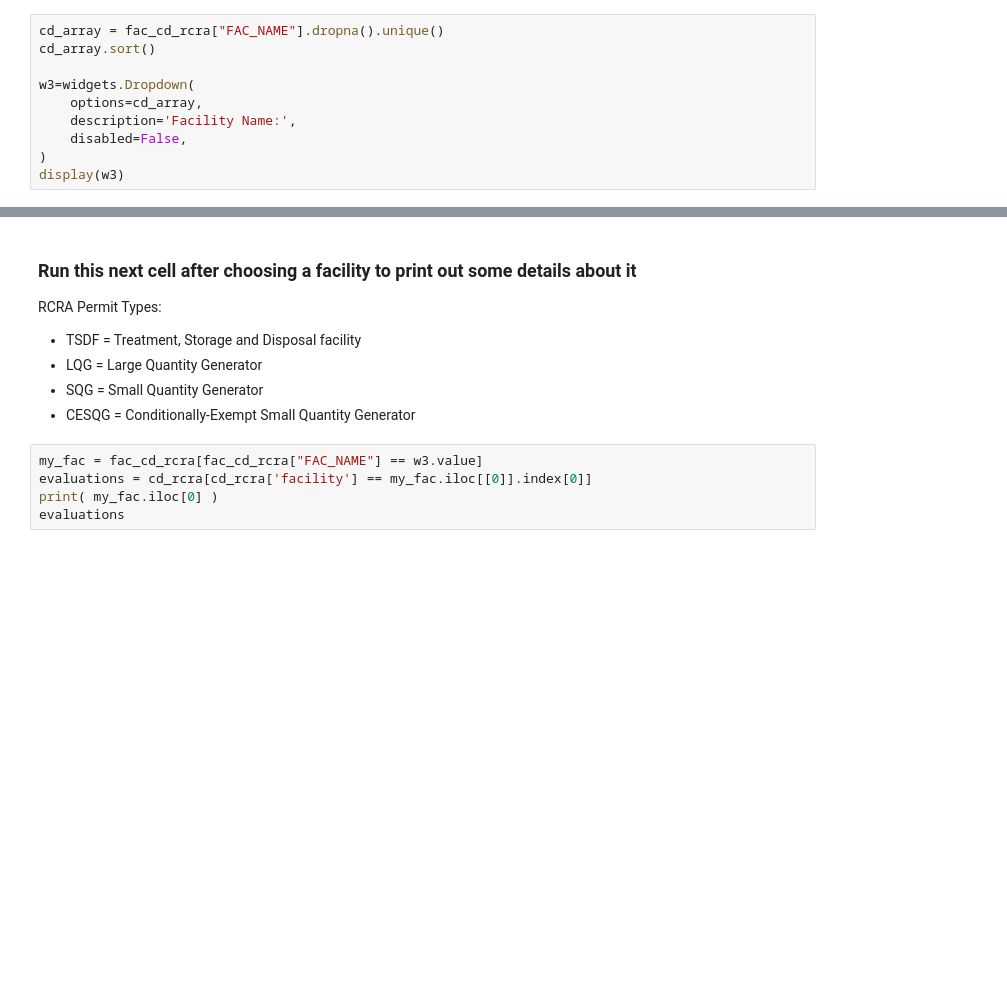
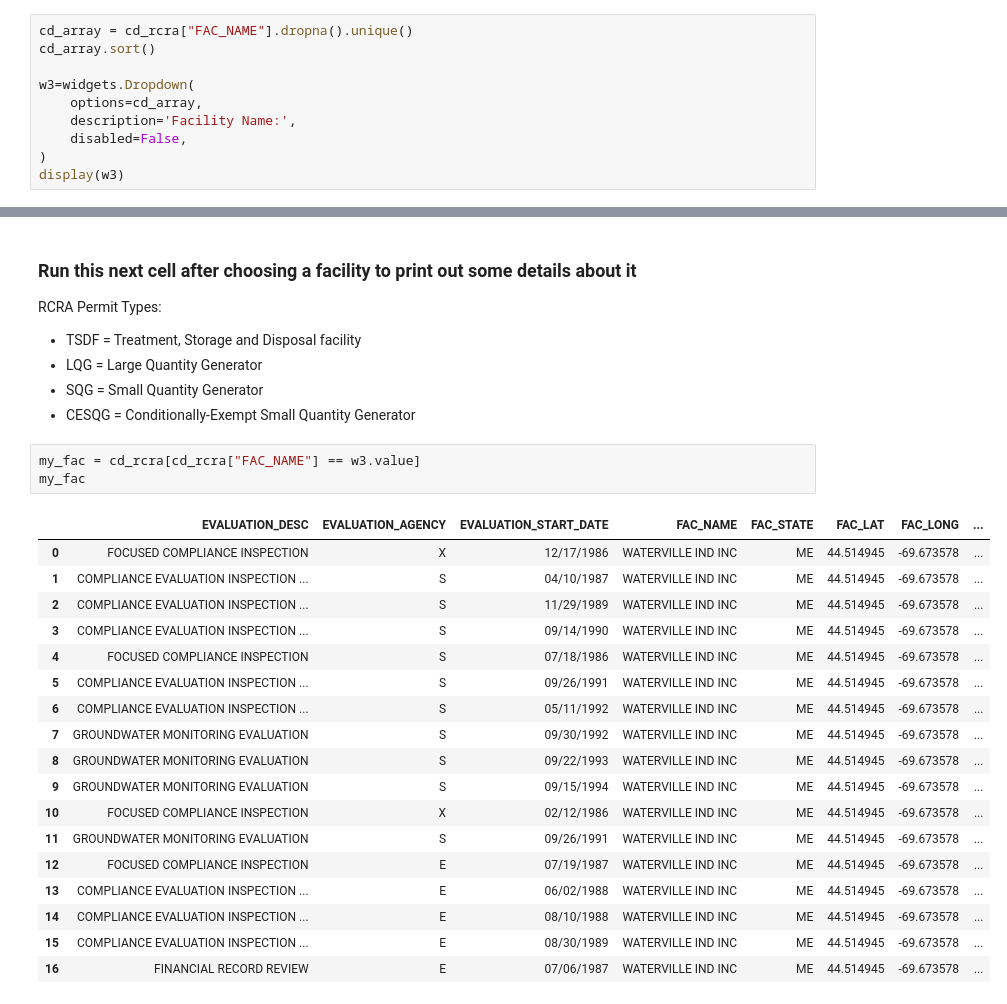
Before and after one commit to edgi-govdata-archiving/ECHO-Hazardous-Waste, a Jupyter notebook: rcra-inspections.ipynb, the cells around one changed output, grey strips where cells are left out. Drawn from its saved outputs; the diff is of its cells as text; blank space fills up the shorter version.

```diff
--- a/rcra-inspections.ipynb
+++ b/rcra-inspections.ipynb
@@ -236,7 +322,7 @@ map_of_facilities_in_cd
 ## Inspections by facility
 ### Run the below cell, then choose a facility from the dropdown that appears to delve deeper into inspections at that facility.
 # %%
-cd_array = fac_cd_rcra["FAC_NAME"].dropna().unique()
+cd_array = cd_rcra["FAC_NAME"].dropna().unique()
 cd_array.sort()
 
 w3=widgets.Dropdown(
@@ -255,9 +343,26 @@ RCRA Permit Types:
     <li>SQG = Small Quantity Generator</li>
     <li>CESQG = Conditionally-Exempt Small Quantity Generator</li>
 </ul>
-# %%
-my_fac = fac_cd_rcra[fac_cd_rcra["FAC_NAME"] == w3.value]
-evaluations = cd_rcra[cd_rcra['facility'] == my_fac.iloc[[0]].index[0]]
-print( my_fac.iloc[0] )
-evaluations
+# %%
+my_fac = cd_rcra[cd_rcra["FAC_NAME"] == w3.value]
+my_fac
+# %% [output]
+|  | EVALUATION_DESC | EVALUATION_AGENCY | EVALUATION_START_DATE | FAC_NAME | FAC_STATE | FAC_LAT | FAC_LONG | ... |
+| 0 | FOCUSED COMPLIANCE INSPECTION | X | 12/17/1986 | WATERVILLE IND INC | ME | 44.514945 | -69.673578 | ... |
+| 1 | COMPLIANCE EVALUATION INSPECTION ... | S | 04/10/1987 | WATERVILLE IND INC | ME | 44.514945 | -69.673578 | ... |
+| 2 | COMPLIANCE EVALUATION INSPECTION ... | S | 11/29/1989 | WATERVILLE IND INC | ME | 44.514945 | -69.673578 | ... |
+| 3 | COMPLIANCE EVALUATION INSPECTION ... | S | 09/14/1990 | WATERVILLE IND INC | ME | 44.514945 | -69.673578 | ... |
+| 4 | FOCUSED COMPLIANCE INSPECTION | S | 07/18/1986 | WATERVILLE IND INC | ME | 44.514945 | -69.673578 | ... |
+| 5 | COMPLIANCE EVALUATION INSPECTION ... | S | 09/26/1991 | WATERVILLE IND INC | ME | 44.514945 | -69.673578 | ... |
+| 6 | COMPLIANCE EVALUATION INSPECTION ... | S | 05/11/1992 | WATERVILLE IND INC | ME | 44.514945 | -69.673578 | ... |
+| 7 | GROUNDWATER MONITORING EVALUATION | S | 09/30/1992 | WATERVILLE IND INC | ME | 44.514945 | -69.673578 | ... |
+| 8 | GROUNDWATER MONITORING EVALUATION | S | 09/22/1993 | WATERVILLE IND INC | ME | 44.514945 | -69.673578 | ... |
+| 9 | GROUNDWATER MONITORING EVALUATION | S | 09/15/1994 | WATERVILLE IND INC | ME | 44.514945 | -69.673578 | ... |
+| 10 | FOCUSED COMPLIANCE INSPECTION | X | 02/12/1986 | WATERVILLE IND INC | ME | 44.514945 | -69.673578 | ... |
+| 11 | GROUNDWATER MONITORING EVALUATION | S | 09/26/1991 | WATERVILLE IND INC | ME | 44.514945 | -69.673578 | ... |
+| 12 | FOCUSED COMPLIANCE INSPECTION | E | 07/19/1987 | WATERVILLE IND INC | ME | 44.514945 | -69.673578 | ... |
+| 13 | COMPLIANCE EVALUATION INSPECTION ... | E | 06/02/1988 | WATERVILLE IND INC | ME | 44.514945 | -69.673578 | ... |
+| 14 | COMPLIANCE EVALUATION INSPECTION ... | E | 08/10/1988 | WATERVILLE IND INC | ME | 44.514945 | -69.673578 | ... |
+| 15 | COMPLIANCE EVALUATION INSPECTION ... | E | 08/30/1989 | WATERVILLE IND INC | ME | 44.514945 | -69.673578 | ... |
+| 16 | FINANCIAL RECORD REVIEW | E | 07/06/1987 | WATERVILLE IND INC | ME | 44.514945 | -69.673578 | ... |
 # %% [markdown]
```
Also changed, not shown: parts of 31 cells of this notebook.
